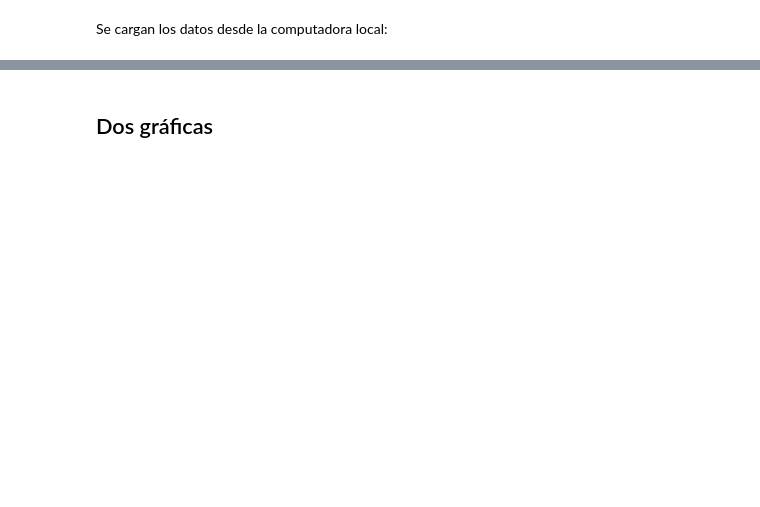
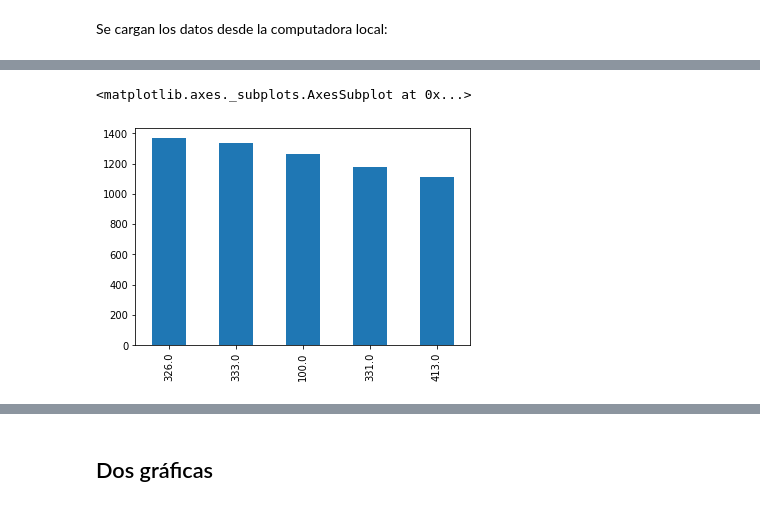
Before and after one commit to esteban062000/Big-Data-II-2021, a Jupyter notebook: tareas/tarea_1/4.EDA_tarea_1.ipynb, the cells around one changed output, grey strips where cells are left out. Drawn from its saved outputs; the diff is of its cells as text; code cells hidden in the pictures; blank space fills up the shorter version.

```diff
--- a/tareas/tarea_1/4.EDA_tarea_1.ipynb
+++ b/tareas/tarea_1/4.EDA_tarea_1.ipynb
@@ -43,0 +108,5 @@ KeyboardInterrupt: ignored
+# %%
+data['code_specialite_1'].value_counts().head().plot(kind="bar")
+# %% [output]
+<matplotlib.axes._subplots.AxesSubplot at 0x...>
+[figure, added]
```
Also changed, not shown: parts of 19 cells of this notebook.
